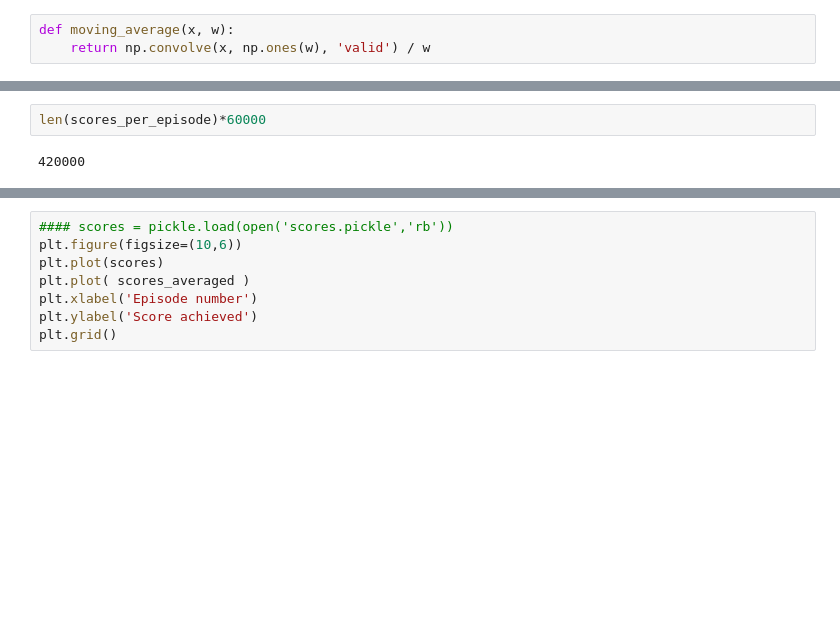
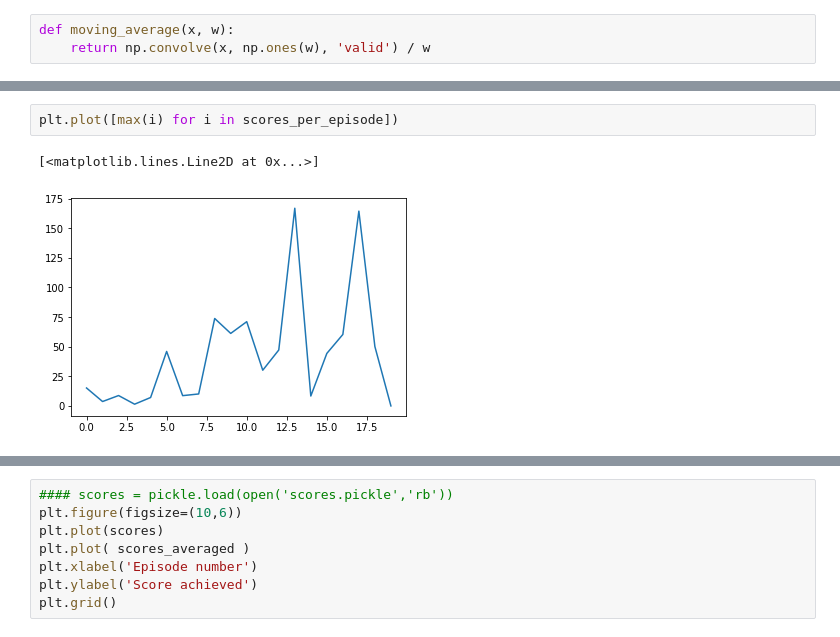
Before and after one commit to manuelsh/minerl, a Jupyter notebook: scores.ipynb, the cells around one changed output, grey strips where cells are left out. Drawn from its saved outputs; the diff is of its cells as text; blank space fills up the shorter version.

```diff
--- a/scores.ipynb
+++ b/scores.ipynb
@@ -20,4 +25,5 @@ plt.grid(which='both')
-# %%
-len(scores_per_episode)*60000
-# %% [output]
-420000
+# %%
+plt.plot([max(i) for i in scores_per_episode])
+# %% [output]
+[<matplotlib.lines.Line2D at 0x...>]
+[figure, added]
```
Also changed, not shown: parts of 3 cells of this notebook, 8 other files.
